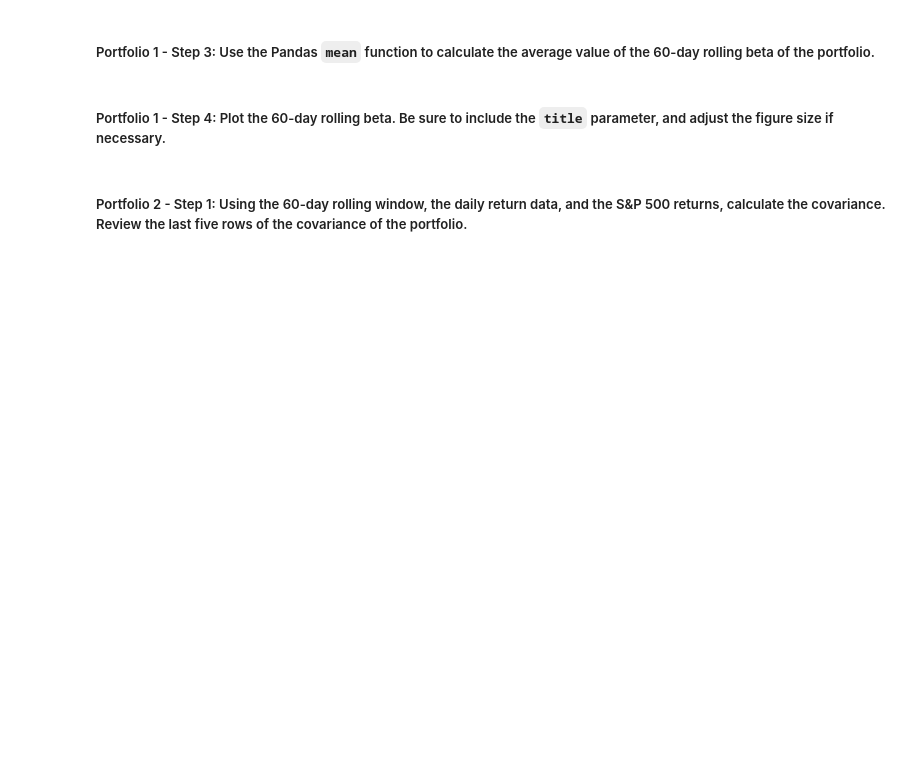
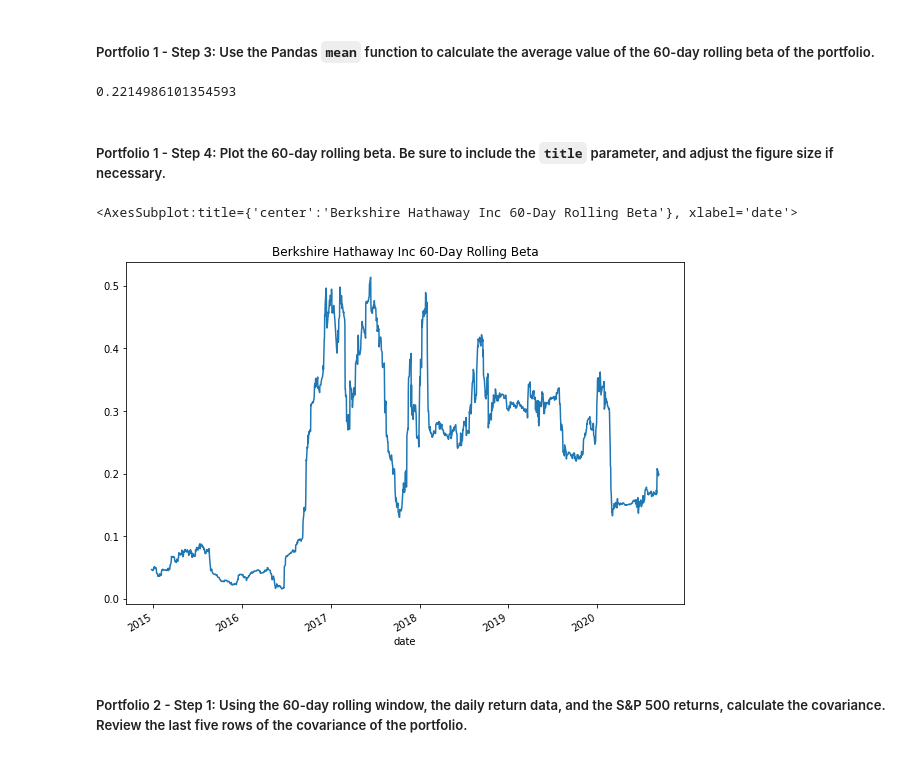
Before and after one commit to nomibold/Module_4_Challenge, a Jupyter notebook: risk_return_analysis.ipynb, the cells around one changed output. Drawn from its saved outputs; the diff is of its cells as text; code cells hidden in the pictures; blank space fills up the shorter version.

```diff
--- a/risk_return_analysis.ipynb
+++ b/risk_return_analysis.ipynb
@@ -382,4 +420,5 @@ Your analysis is nearing completion. Now, you need to evaluate how the portfolio
 #### Use the Pandas `var` function to calculate the variance of the S&P 500 by using a 60-day rolling window. Visualize the last five rows of the variance of the S&P 500.
 # %%
 # Calculate the variance of the S&P 500 using a rolling 60-day window.
-# YOUR CODE HERE
+sp500_variance = whale_daily_returns.iloc[:,4].rolling(window = 60).var()
+sp500_variance.tail()
@@ -398,4 +445,5 @@ Your analysis is nearing completion. Now, you need to evaluate how the portfolio
 # %%
 # Calculate the covariance using a 60-day rolling window
 # Review the last five rows of the covariance data
-# YOUR CODE HERE
+berkshire_covariance = whale_daily_returns['BERKSHIRE HATHAWAY INC'].rolling(window = 60).cov(whale_daily_returns['S&P 500'])
+berkshire_covariance.tail()
@@ -404,4 +460,5 @@ Your analysis is nearing completion. Now, you need to evaluate how the portfolio
 # %%
 # Calculate the beta based on the 60-day rolling covariance compared to the market (S&P 500)
 # Review the last five rows of the beta information
-# YOUR CODE HERE
+berkshire_beta = berkshire_covariance / sp500_variance
+berkshire_beta.tail()
@@ -409,13 +474,19 @@ Your analysis is nearing completion. Now, you need to evaluate how the portfolio
 ##### Portfolio 1 - Step 3: Use the Pandas `mean` function to calculate the average value of the 60-day rolling beta of the portfolio.
 # %%
 # Calculate the average of the 60-day rolling beta
-# YOUR CODE HERE
+berkshire_average_60_day= berkshire_beta.mean()
+berkshire_average_60_day
+# %% [output]
+0.2214986101354593
 # %% [markdown]
 ##### Portfolio 1 - Step 4: Plot the 60-day rolling beta. Be sure to include the `title` parameter, and adjust the figure size if necessary.
 # %%
 # Plot the rolling beta
 # Include a title parameter and adjust the figure size
-# YOUR CODE HERE
+berkshire_beta.plot(figsize = (10,7), title = "Berkshire Hathaway Inc 60-Day Rolling Beta")
+# %% [output]
+<AxesSubplot:title={'center':'Berkshire Hathaway Inc 60-Day Rolling Beta'}, xlabel='date'>
+[figure, added]
 # %% [markdown]
 ##### Portfolio 2 - Step 1: Using the 60-day rolling window, the daily return data, and the S&P 500 returns, calculate the covariance. Review the last five rows of the covariance of the portfolio.
 # %%
```
Also changed, not shown: parts of 20 cells of this notebook.
